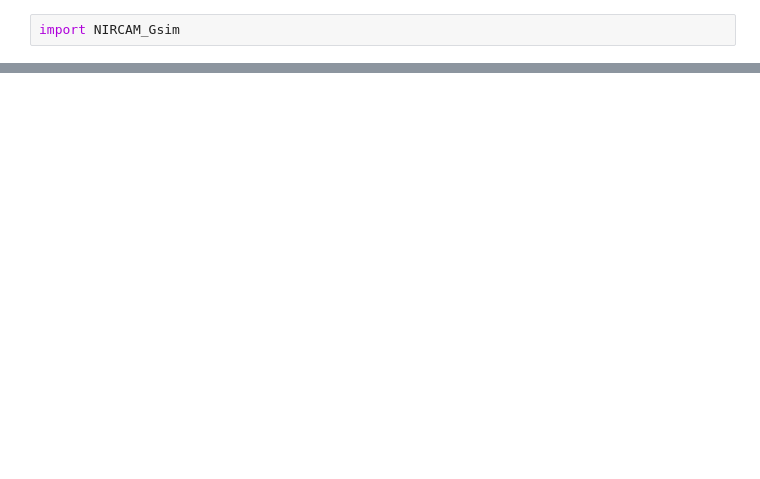
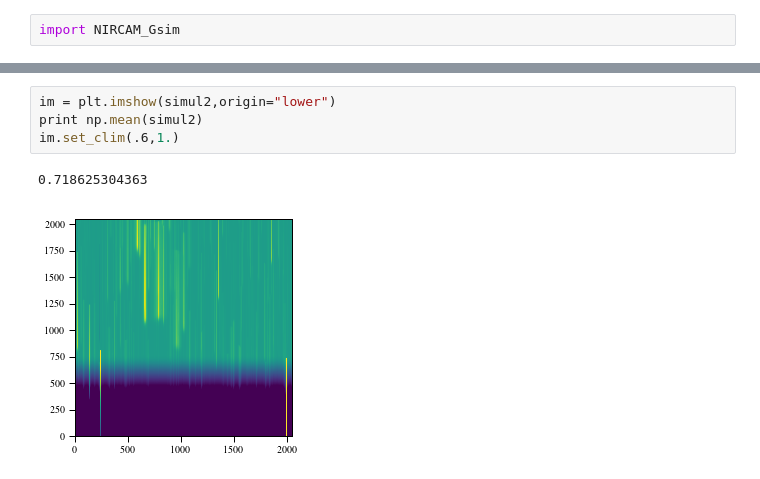
Before and after one commit to npirzkal/NIRCAM_Gsim, a Jupyter notebook: Test.ipynb, the cells around one changed output, grey strips where cells are left out. Cells and saved outputs as stored; diff of their text form; blank space fills up the shorter version.

```diff
--- a/Test.ipynb
+++ b/Test.ipynb
@@ -120,0 +102,7 @@ dir(NIRCAM_Gsim.polyclip.polyclip.polyclip_multi4 )
+# %%
+im = plt.imshow(simul2,origin="lower")
+print np.mean(simul2)
+im.set_clim(.6,1.)
+# %% [output]
+0.718625304363
+[figure, added]
```
Also changed, not shown: parts of 20 cells of this notebook, 1 other file.
